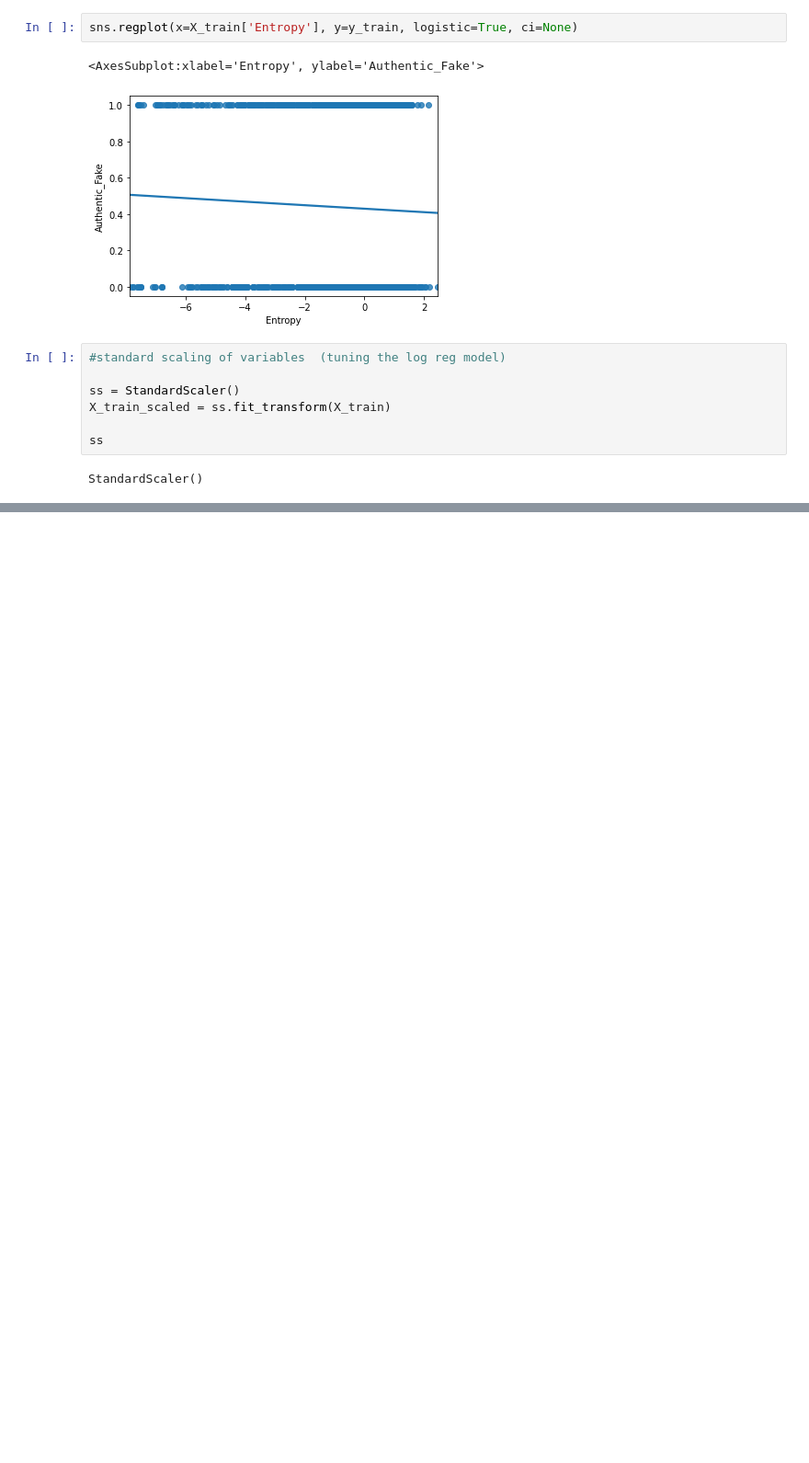
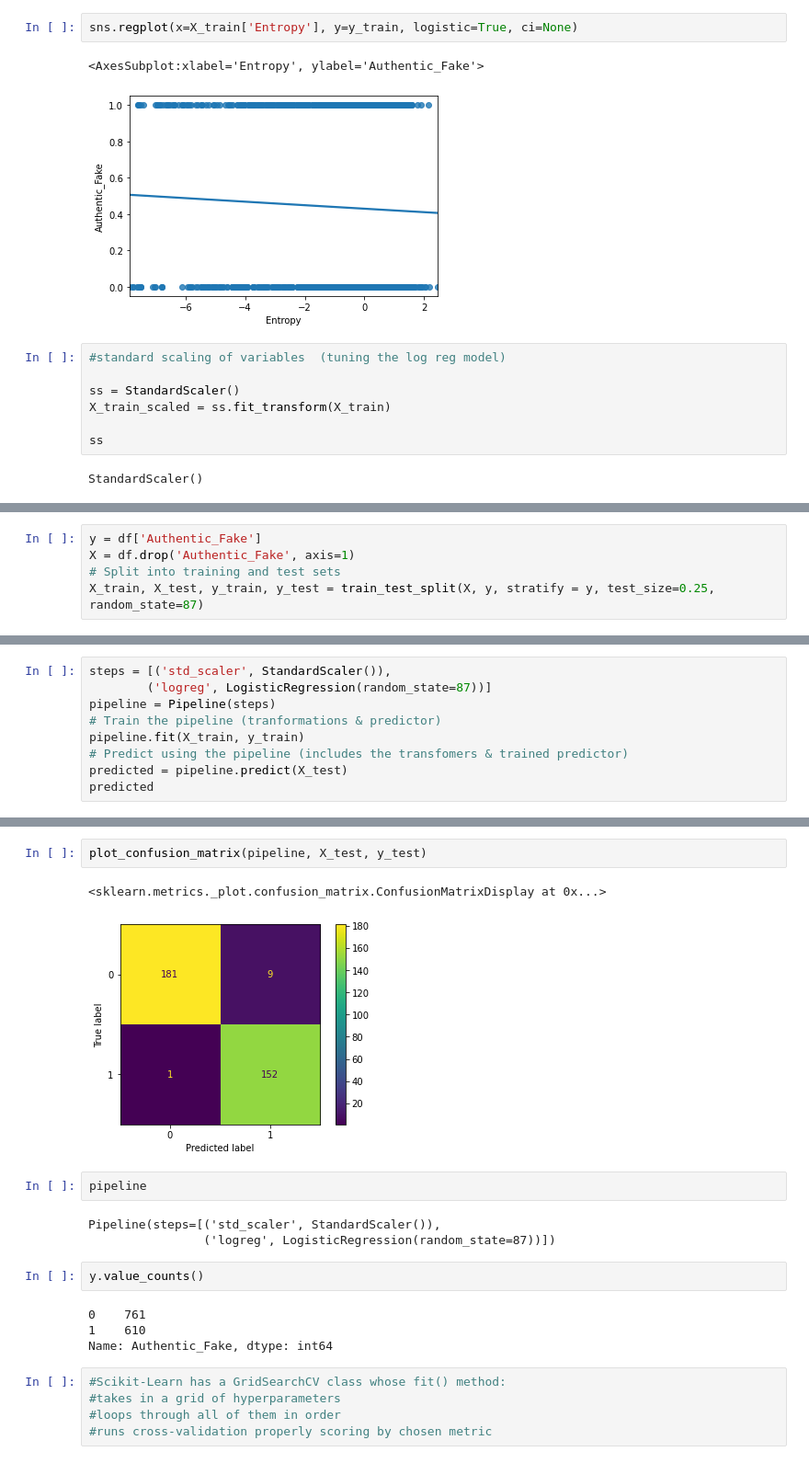
Before and after one commit to daniellejenkins17/Banknote_Classification_Real_Or_Fake, a Jupyter notebook: Banknote Day 1.ipynb, the cells around one changed output, grey strips where cells are left out. Shown at 92% size. Saved outputs shown, nothing was run; the diff lists cells and outputs as text; blank space fills up the shorter version.

```diff
--- a/Banknote Day 1.ipynb
+++ b/Banknote Day 1.ipynb
@@ -457,0 +448,5 @@ NameError: name 'final_pipe' is not defined
+# %%
+y = df['Authentic_Fake']
+X = df.drop('Authentic_Fake', axis=1)
+# Split into training and test sets
+X_train, X_test, y_train, y_test = train_test_split(X, y, stratify = y, test_size=0.25, random_state=87)
@@ -457,0 +456,9 @@ NameError: name 'final_pipe' is not defined
+# %%
+steps = [('std_scaler', StandardScaler()),
+        ('logreg', LogisticRegression(random_state=87))]
+pipeline = Pipeline(steps)
+# Train the pipeline (tranformations & predictor)
+pipeline.fit(X_train, y_train)
+# Predict using the pipeline (includes the transfomers & trained predictor)
+predicted = pipeline.predict(X_test)
+predicted
@@ -457,0 +495,21 @@ NameError: name 'final_pipe' is not defined
+# %%
+plot_confusion_matrix(pipeline, X_test, y_test)
+# %% [output]
+<sklearn.metrics._plot.confusion_matrix.ConfusionMatrixDisplay at 0x...>
+[figure, added]
+# %%
+pipeline
+# %% [output]
+Pipeline(steps=[('std_scaler', StandardScaler()),
+                ('logreg', LogisticRegression(random_state=87))])
+# %%
+y.value_counts()
+# %% [output]
+0    761
+1    610
+Name: Authentic_Fake, dtype: int64
+# %%
+#Scikit-Learn has a GridSearchCV class whose fit() method:
+#takes in a grid of hyperparameters
+#loops through all of them in order
+#runs cross-validation properly scoring by chosen metric
```
Also changed, not shown: parts of 24 cells of this notebook, 2 other files.
